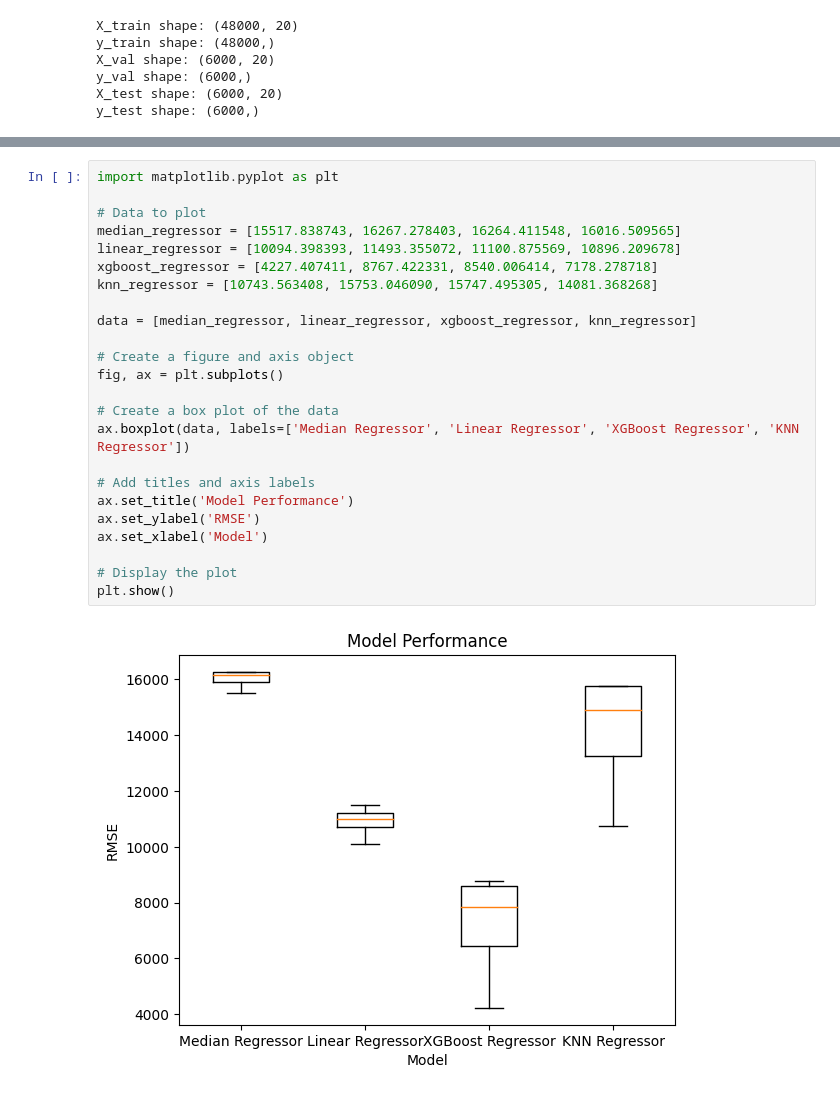
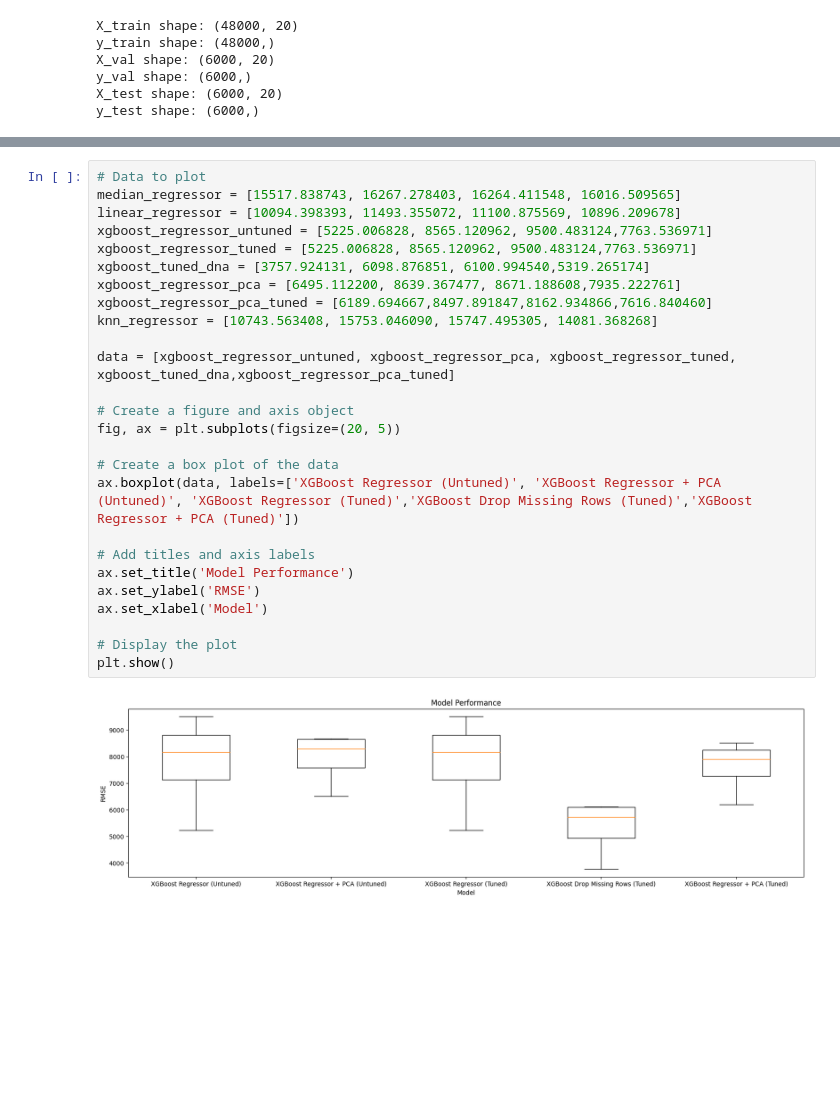
Before and after one commit to zaki1503/craigslistpriceprediction, a Jupyter notebook: DSC148FinalProjectNotebook.ipynb, the cells around one changed output, grey strips where cells are left out. Saved outputs shown, nothing was run; the diff lists cells and outputs as text; blank space fills up the shorter version.

```diff
--- a/DSC148FinalProjectNotebook.ipynb
+++ b/DSC148FinalProjectNotebook.ipynb
@@ -1198,26 +1499,28 @@ rmse_df
 # %%
-import matplotlib.pyplot as plt
-
 # Data to plot
 median_regressor = [15517.838743, 16267.278403, 16264.411548, 16016.509565]
 linear_regressor = [10094.398393, 11493.355072, 11100.875569, 10896.209678]
-xgboost_regressor = [4227.407411, 8767.422331, 8540.006414, 7178.278718]
+xgboost_regressor_untuned = [5225.006828, 8565.120962, 9500.483124,7763.536971]
+xgboost_regressor_tuned = [5225.006828, 8565.120962, 9500.483124,7763.536971]
+xgboost_tuned_dna = [3757.924131, 6098.876851, 6100.994540,5319.265174]
+xgboost_regressor_pca = [6495.112200, 8639.367477, 8671.188608,7935.222761]
+xgboost_regressor_pca_tuned = [6189.694667,8497.891847,8162.934866,7616.840460]
 knn_regressor = [10743.563408, 15753.046090, 15747.495305, 14081.368268]
 
-data = [median_regressor, linear_regressor, xgboost_regressor, knn_regressor]
+data = [xgboost_regressor_untuned, xgboost_regressor_pca, xgboost_regressor_tuned, xgboost_tuned_dna,xgboost_regressor_pca_tuned]
 
 # Create a figure and axis object
-fig, ax = plt.subplots()
+fig, ax = plt.subplots(figsize=(20, 5))
 
 # Create a box plot of the data
-ax.boxplot(data, labels=['Median Regressor', 'Linear Regressor', 'XGBoost Regressor', 'KNN Regressor'])
+ax.boxplot(data, labels=['XGBoost Regressor (Untuned)', 'XGBoost Regressor + PCA (Untuned)', 'XGBoost Regressor (Tuned)','XGBoost Drop Missing Rows (Tuned)','XGBoost Regressor + PCA (Tuned)'])
 
 # Add titles and axis labels
 ax.set_title('Model Performance')
 ax.set_ylabel('RMSE')
 ax.set_xlabel('Model')
 
 # Display the plot
 plt.show()
 # %% [output]
-[figure, old version]
+[figure, new version]
```
Also changed, not shown: parts of 25 cells of this notebook.
